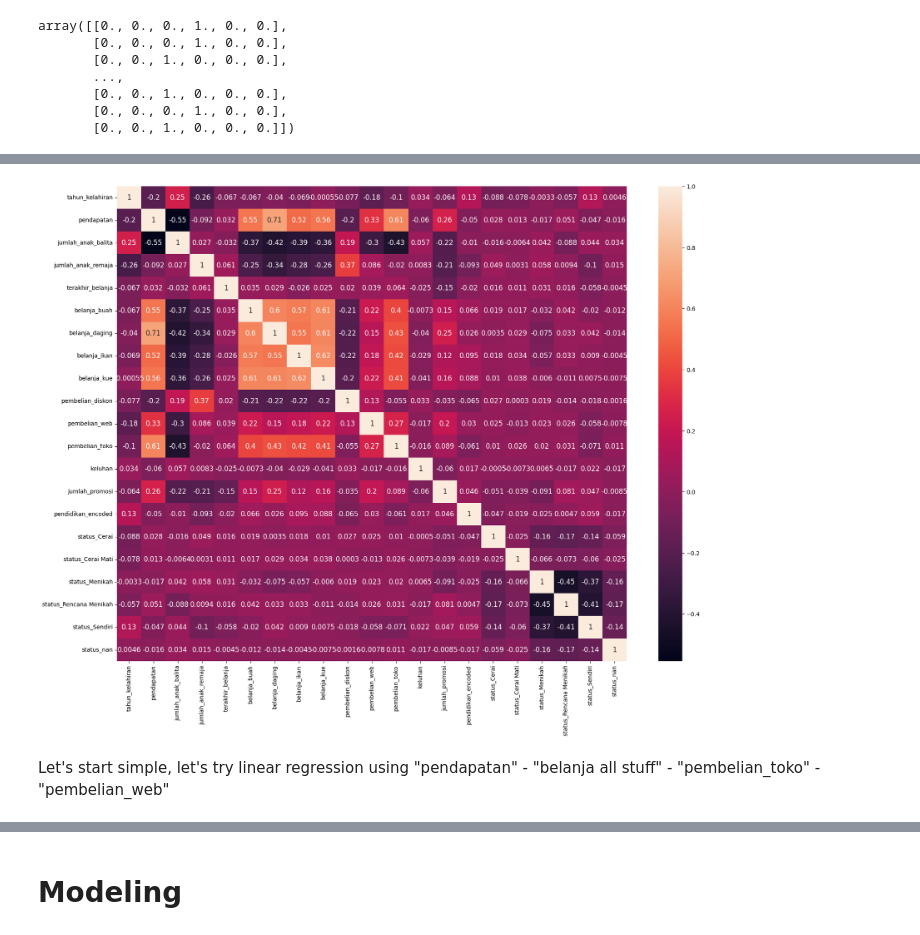
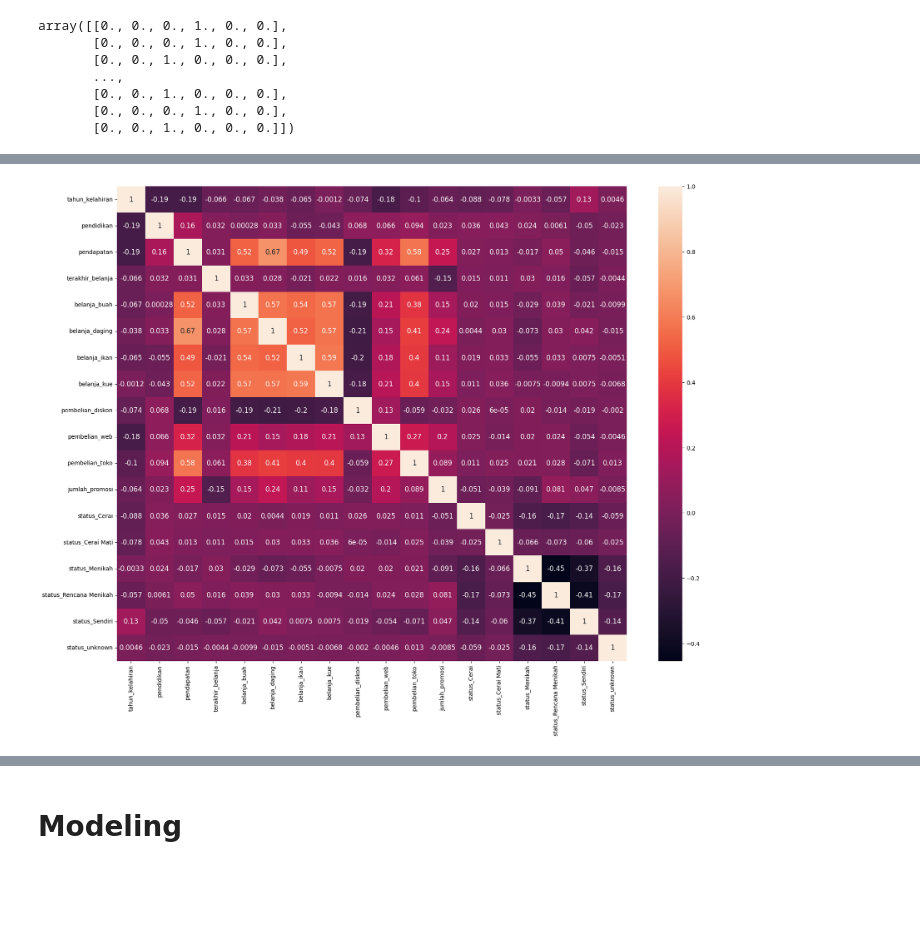
Before and after one commit to xylamaharani/FindIT-Kaggle-Competition, a Jupyter notebook: findit24.ipynb, the cells around one changed output, grey strips where cells are left out. Cells and saved outputs as stored; diff of their text form; code cells hidden in the pictures; blank space fills up the shorter version.

```diff
--- a/findit24.ipynb
+++ b/findit24.ipynb
@@ -189,6 +404,6 @@ Cerai Mati           40
 5                     1
 Name: status_pernikahan, dtype: int64
 # %%
-df_train.drop(df_train[df_train['status_pernikahan']=='5'].index, inplace=True)
-df_train.shape
+df_train1.drop(df_train1[df_train1['status_pernikahan']=='5'].index, inplace=True)
+df_train1.shape
 # %% [output]
@@ -196 +411,3 @@ df_train.shape
+# %%
+df_train1['status_pernikahan'] = df_train1['status_pernikahan'].fillna('unknown')
 # %%
@@ -205,5 +422,5 @@ df_train.head()
 # %%
-pernikahan = df_train[['status_pernikahan']]
+pernikahan = df_train1[['status_pernikahan']]
 pernikahan
 # %% [output]
 |  | status_pernikahan |
@@ -249,5 +466,5 @@ pernikahan_encoded_df
 | 3813 | 0.0 | 0.0 | 1.0 | 0.0 | 0.0 | 0.0 |
 3814 rows × 6 columns
 # %%
-df_train = pd.concat([df_train.reset_index(drop=True), pernikahan_encoded_df.reset_index(drop=True)], axis=1)
+df_train1 = pd.concat([df_train1.reset_index(drop=True), pernikahan_encoded_df.reset_index(drop=True)], axis=1)
 # %%
@@ -263,11 +495,9 @@ df_train.head()
 # %%
 # Create heatmap to check correlation
-cor = df_train.corr()
+cor = df_train1.corr()
 
 plt.figure(figsize=(20,15))
 sns.heatmap(cor, annot=True,annot_kws={'size':12})
 plt.show()
 # %% [output]
-[figure, old version]
+[figure, new version]
-# %% [markdown]
-Let's start simple, let's try linear regression using "pendapatan" - "belanja all stuff" - "pembelian_toko" - "pembelian_web"
```
Also changed, not shown: parts of 117 cells of this notebook, 6 other files.
